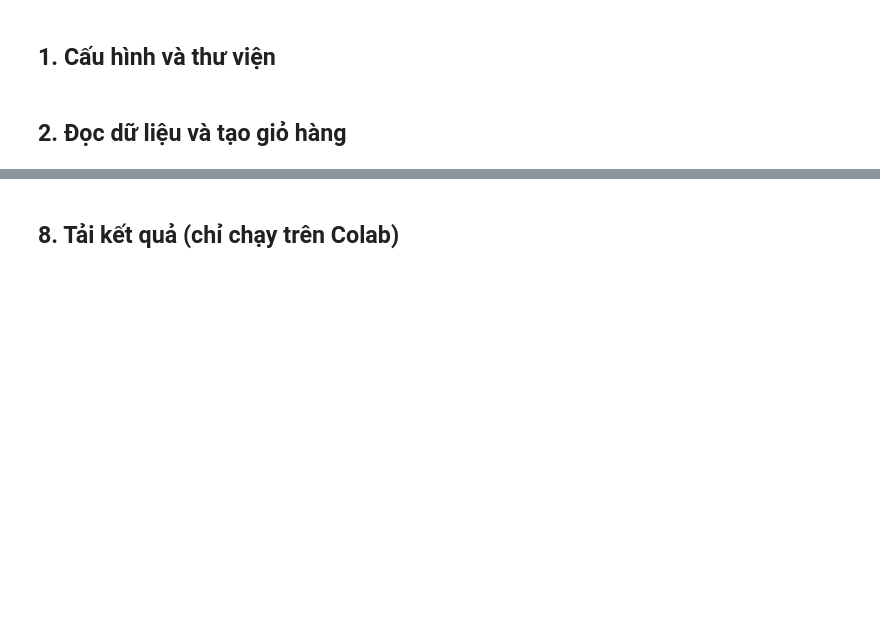
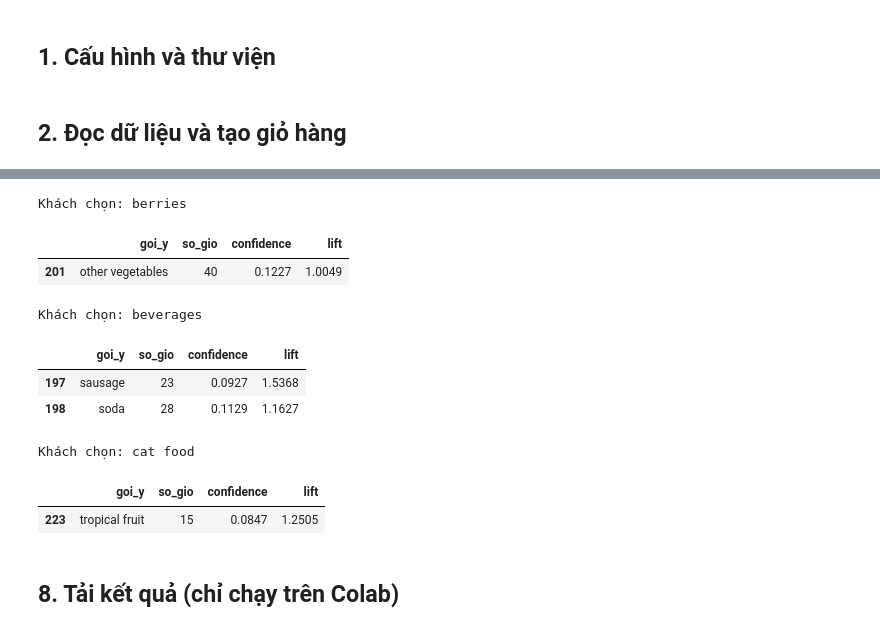
Before and after one commit to thaonguyenn448-dot/-t-i-1, a Jupyter notebook: notebooks/NA_tuan1.ipynb, the cells around one changed output, grey strips where cells are left out. Cells and saved outputs as stored; diff of their text form; code cells hidden in the pictures; blank space fills up the shorter version.

```diff
--- a/notebooks/NA_tuan1.ipynb
+++ b/notebooks/NA_tuan1.ipynb
@@ -294,19 +434,30 @@ display(xuat.head(15).round(4))
 # %%
 def goi_y(san_pham, luat, top_n=5):
-    """Trả về các sản phẩm nên mua kèm khi khách chọn `san_pham`, xếp theo lift rồi confidence."""
+    """Sản phẩm nên mua kèm khi khách chọn `san_pham`, xếp theo lift rồi confidence."""
     sp = san_pham.strip().lower()
     khop = luat[luat["antecedents"].map(lambda a: a == frozenset([sp]))]
     if khop.empty:
         return f"Chưa có luật mua kèm cho '{sp}' ở cấu hình hiện tại."
     khop = khop.sort_values(["lift", "confidence"], ascending=False)
     khop = khop.assign(goi_y=khop["consequents"].map(cach))
     return khop[["goi_y", "so_gio", "confidence", "lift"]].head(top_n).round(4)
 
 
 mau = sorted({next(iter(a)) for a in sach["antecedents"] if len(a) == 1})[:3]
 for sp in mau:
     print(f"Khách chọn: {sp}")
     display(goi_y(sp, sach))
+# %% [output]
+Khách chọn: berries
+|  | goi_y | so_gio | confidence | lift |
+| 201 | other vegetables | 40 | 0.1227 | 1.0049 |
+Khách chọn: beverages
+|  | goi_y | so_gio | confidence | lift |
+| 197 | sausage | 23 | 0.0927 | 1.5368 |
+| 198 | soda | 28 | 0.1129 | 1.1627 |
+Khách chọn: cat food
+|  | goi_y | so_gio | confidence | lift |
+| 223 | tropical fruit | 15 | 0.0847 | 1.2505 |
 # %% [markdown]
 ## 8. Tải kết quả (chỉ chạy trên Colab)
 # %%
```
Also changed, not shown: parts of 21 cells of this notebook.
